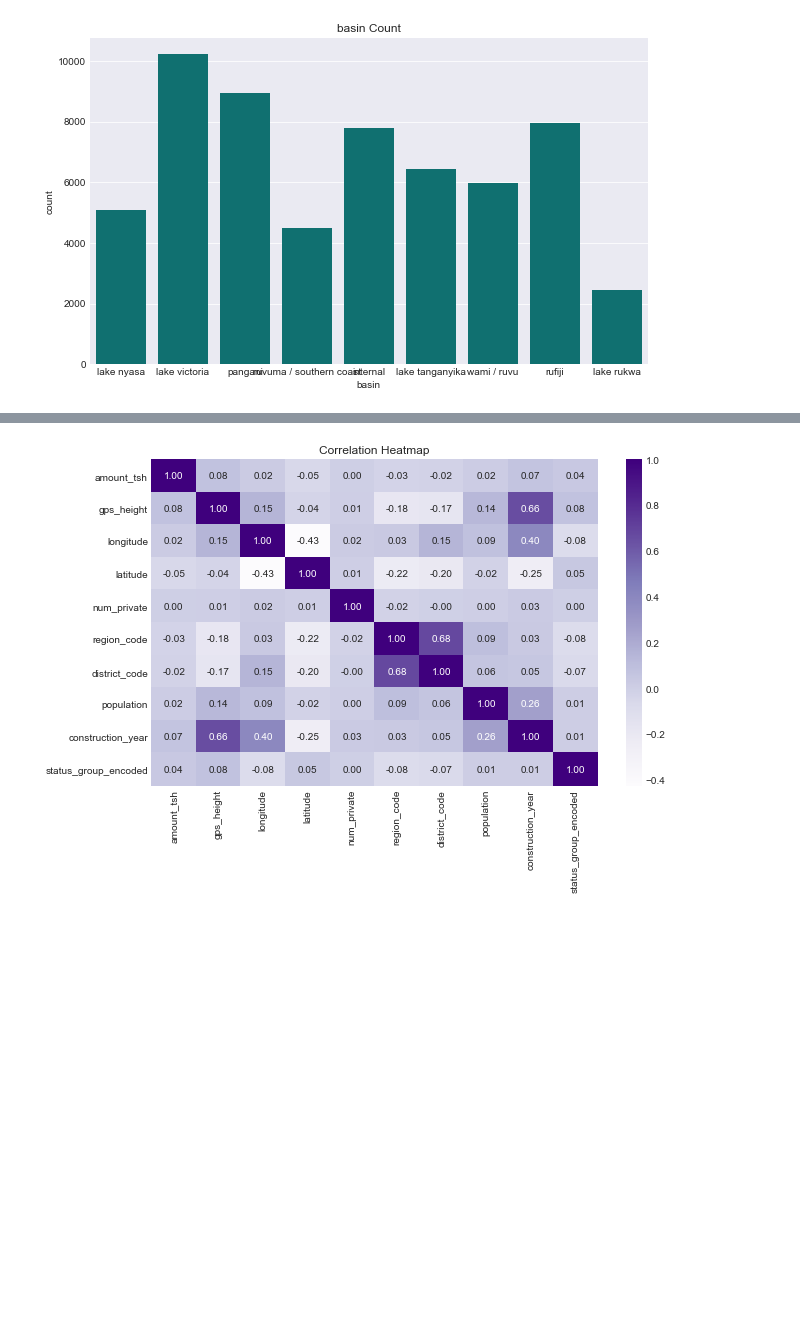
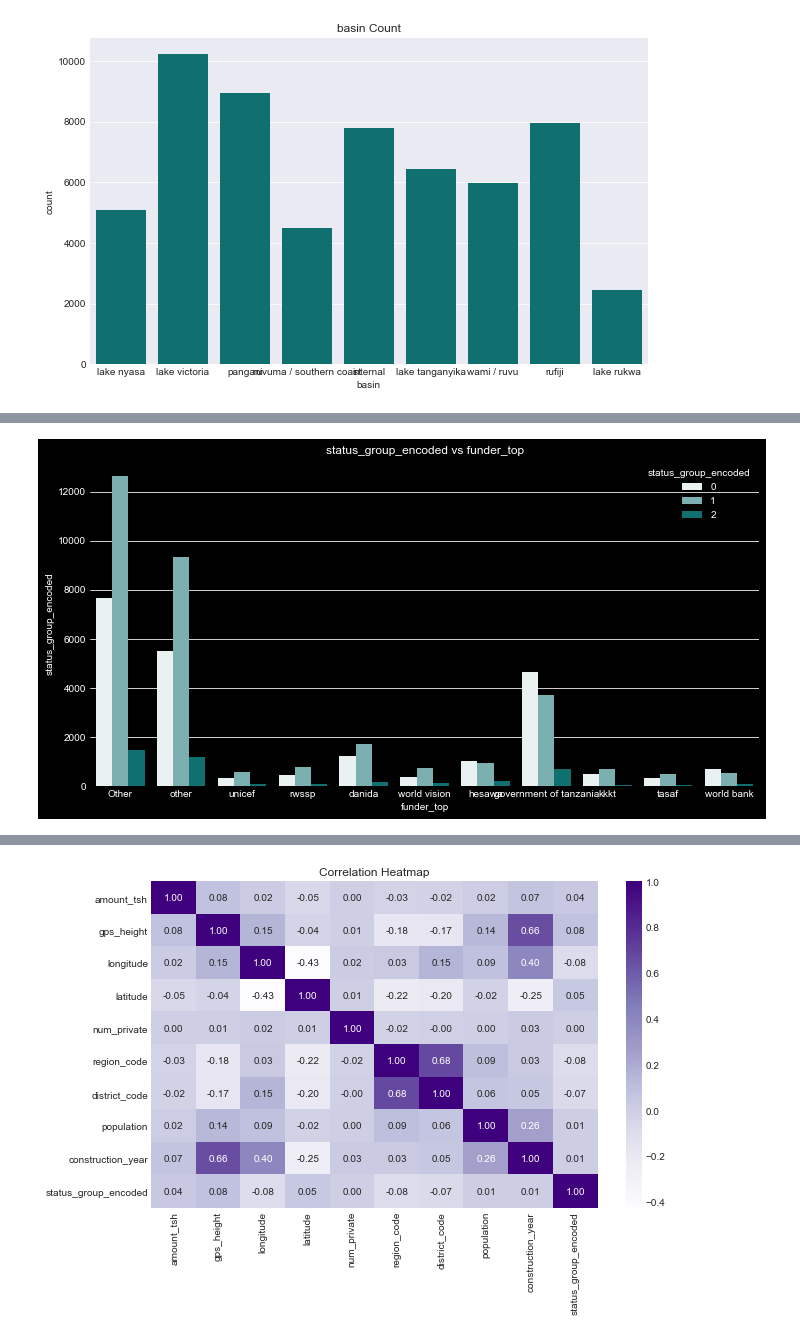
Before and after one commit to Assesa44/Tanzania-Wells-Functionality-Predictions, a Jupyter notebook: Notebooks/wells_analysis.ipynb, the cells around one changed output, grey strips where cells are left out. Saved outputs shown, nothing was run; the diff lists cells and outputs as text; code cells hidden in the pictures; blank space fills up the shorter version.

```diff
--- a/Notebooks/wells_analysis.ipynb
+++ b/Notebooks/wells_analysis.ipynb
@@ -896,0 +967,12 @@ In this section we are checking if the columns are correlated.
+# %%
+# Get top N funders
+top_n = 10
+top_funders = X_plot['funder'].value_counts().nlargest(top_n).index.tolist()
+
+# Create a simplified column
+X_plot['funder_top'] = X_plot['funder'].apply(lambda x: x if x in top_funders else 'Other')
+
+# Plot funder vs functionality
+plot.bar(x_data='funder_top', hue='status_group_encoded')
+# %% [output]
+[figure, added]
```
Also changed, not shown: parts of 42 cells of this notebook.
